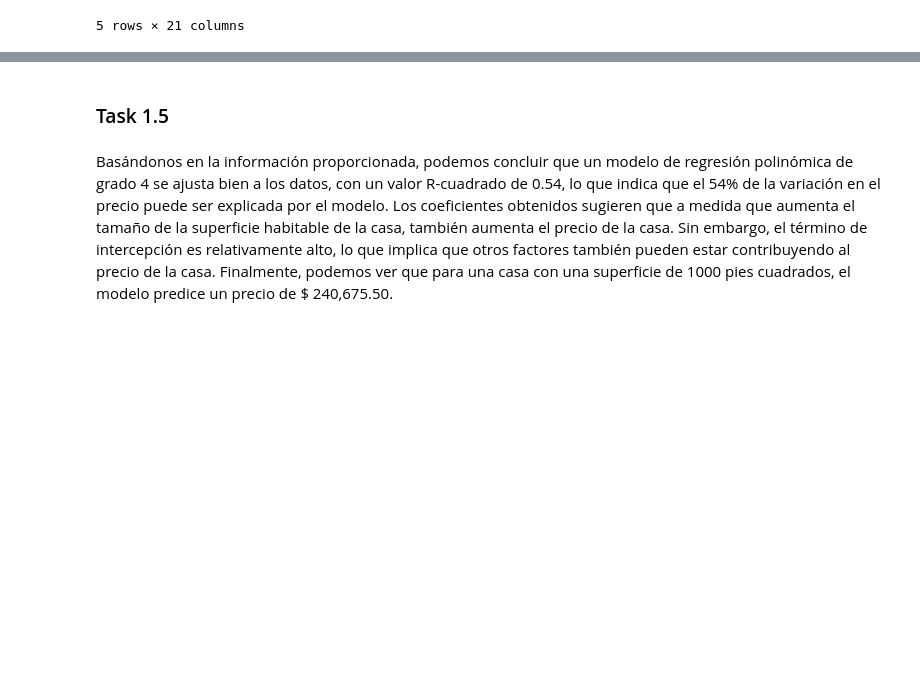
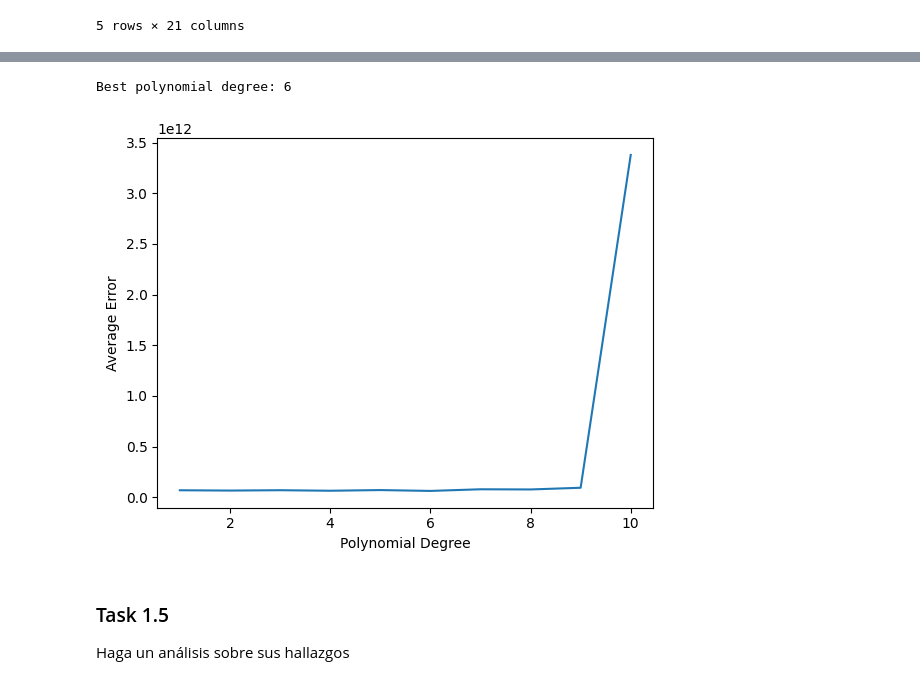
Before and after one commit to jwlh00/AI-Lab3, a Jupyter notebook: lab3.ipynb, the cells around one changed output, grey strips where cells are left out. Drawn from its saved outputs; the diff is of its cells as text; code cells hidden in the pictures; blank space fills up the shorter version.

```diff
--- a/lab3.ipynb
+++ b/lab3.ipynb
@@ -150,4 +134,49 @@ El mejor grado del polinomio fue el:  4
+# %%
+# Define the number of folds for cross-validation
+num_folds = 10
+
+# Initialize the array to store the average error for each polynomial degree
+avg_error = np.zeros(10)
+
+
+# Perform cross-validation using polynomial regression
+for i in range(num_folds):
+    # Divide the data into training and testing sets
+    start, end = i * len(sqft_living) // num_folds, (i + 1) * len(sqft_living) // num_folds
+    X_train = np.concatenate((X[:start], X[end:]))
+    y_train = np.concatenate((y[:start], y[end:]))
+    X_test = X[start:end]
+    y_test = y[start:end]
+
+    for degree in range(1, 11):
+        # Perform polynomial regression on the training data
+        poly_X_train = np.column_stack([X_train[:, 1]**d for d in range(1, degree+1)])
+        poly_X_test = np.column_stack([X_test[:, 1]**d for d in range(1, degree+1)])
+        coef = np.linalg.inv(poly_X_train.T @ poly_X_train) @ poly_X_train.T @ y_train
+
+        # Calculate the predicted values on the test set and compute the mean squared error
+        y_pred = poly_X_test @ coef
+        mse = ((y_pred - y_test) ** 2).mean()
+
+        # Update the average error for this degree
+        avg_error[degree-1] += mse
+
+# Divide the total error by the number of folds to get the average error for each degree
+avg_error /= num_folds
+
+# Find the degree with the lowest average error and print it
+best_degree = np.argmin(avg_error) + 1
+print("Best polynomial degree:", best_degree)
+
+# Plot the average error as a function of the polynomial degree
+plt.plot(range(1, 11), avg_error)
+plt.xlabel('Polynomial Degree')
+plt.ylabel('Average Error')
+plt.show()
+# %% [output]
+Best polynomial degree: 6
+[figure, added]
 # %% [markdown]
 ### Task 1.5
+
+Haga un análisis sobre sus hallazgos
-# %% [markdown]
-Basándonos en la información proporcionada, podemos concluir que un modelo de regresión polinómica de grado 4 se ajusta bien a los datos, con un valor R-cuadrado de 0.54, lo que indica que el 54% de la variación en el precio puede ser explicada por el modelo. Los coeficientes obtenidos sugieren que a medida que aumenta el tamaño de la superficie habitable de la casa, también aumenta el precio de la casa. Sin embargo, el término de intercepción es relativamente alto, lo que implica que otros factores también pueden estar contribuyendo al precio de la casa. Finalmente, podemos ver que para una casa con una superficie de 1000 pies cuadrados, el modelo predice un precio de $ 240,675.50.
```
Also changed, not shown: parts of 18 cells of this notebook.
